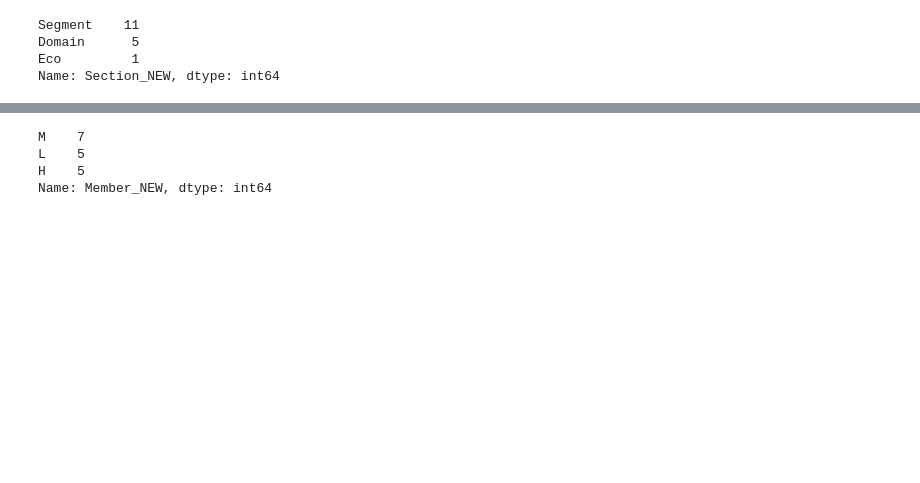
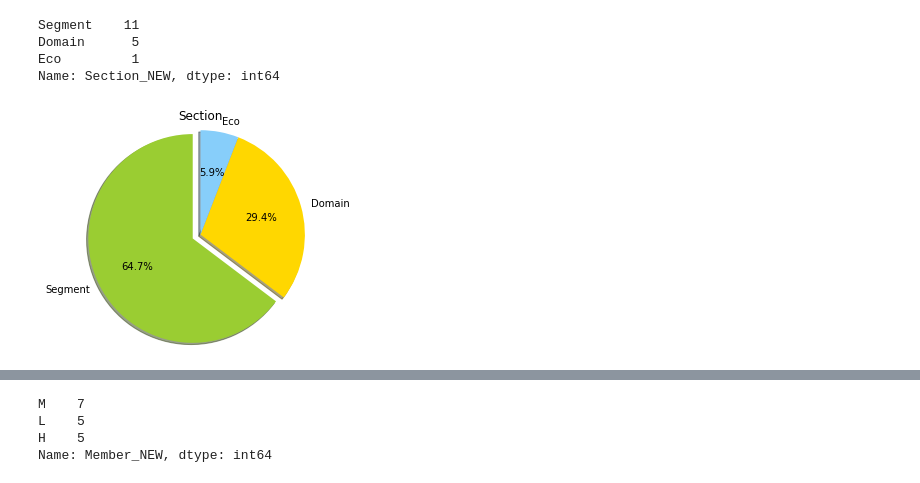
Before and after one commit to randomForester/Defect-detection, a Jupyter notebook: GroupBy/PORE_Final.ipynb, the cells around one changed output, grey strips where cells are left out. Drawn from its saved outputs; the diff is of its cells as text; code cells hidden in the pictures; blank space fills up the shorter version.

```diff
--- a/GroupBy/PORE_Final.ipynb
+++ b/GroupBy/PORE_Final.ipynb
@@ -389,6 +326,19 @@ Segment    11
 Domain      5
 Eco         1
 Name: Section_NEW, dtype: int64
+# %%
+vals = [11, 5, 1]
+fig, ax = plt.subplots()
+labels = 'Segment', 'Domain', 'Eco'
+colors = ['yellowgreen', 'gold', 'lightskyblue']
+explode = (0.1, 0, 0)
+
+ax.pie(vals, explode=explode, labels=labels, colors=colors,autopct='%1.1f%%', shadow=True, startangle=90,radius=1.2)
+ax.set(aspect="equal", title='Section')
+
+plt.show()
+# %% [output]
+[figure, added]
 # %%
 int_data2['Resource_NEW'].value_counts()
 # %% [output]
```
Also changed, not shown: parts of 11 cells of this notebook.
